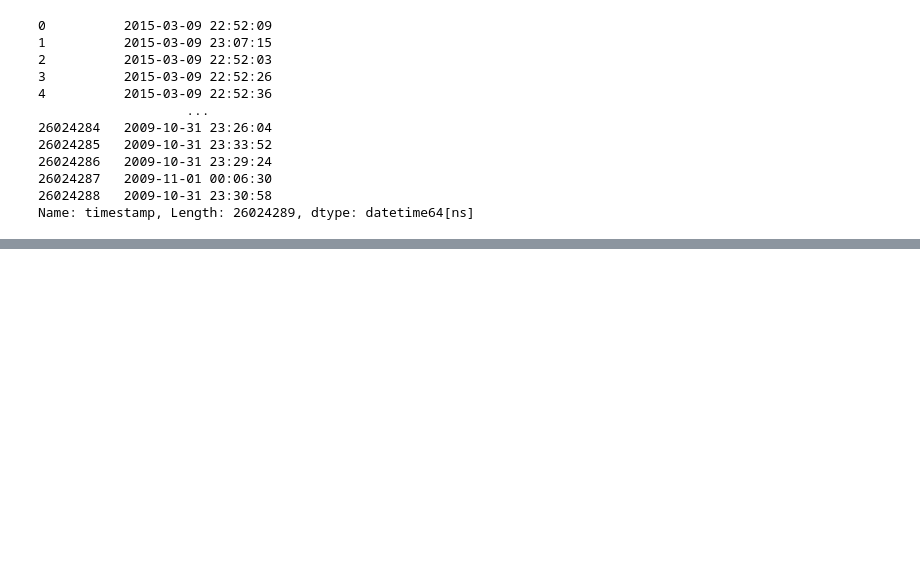
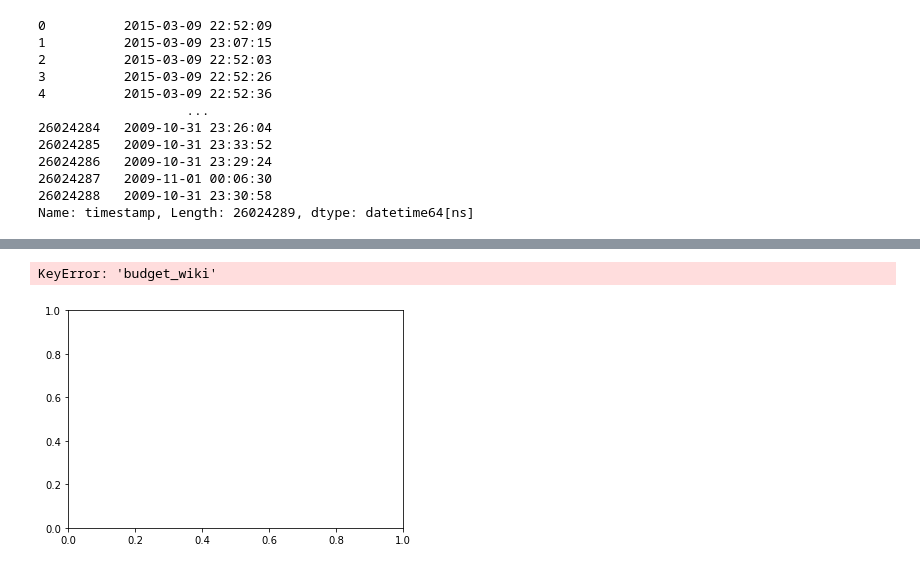
Before and after one commit to AnnieShaffer/Movies-ETL, a Jupyter notebook: Extract.ipynb, the cells around one changed output, grey strips where cells are left out. Cells and saved outputs as stored; diff of their text form; code cells hidden in the pictures; blank space fills up the shorter version.

```diff
--- a/Extract.ipynb
+++ b/Extract.ipynb
@@ -608,0 +657,5 @@ Name: timestamp, Length: 26024289, dtype: datetime64[ns]
+# %%
+movies_df.fillna(0).plot(x='budget_wiki',y='budget_kaggle', kind='scatter')
+# %% [output]
+KeyError: 'budget_wiki'
+[figure, added]
```
Also changed, not shown: parts of 42 cells of this notebook.
